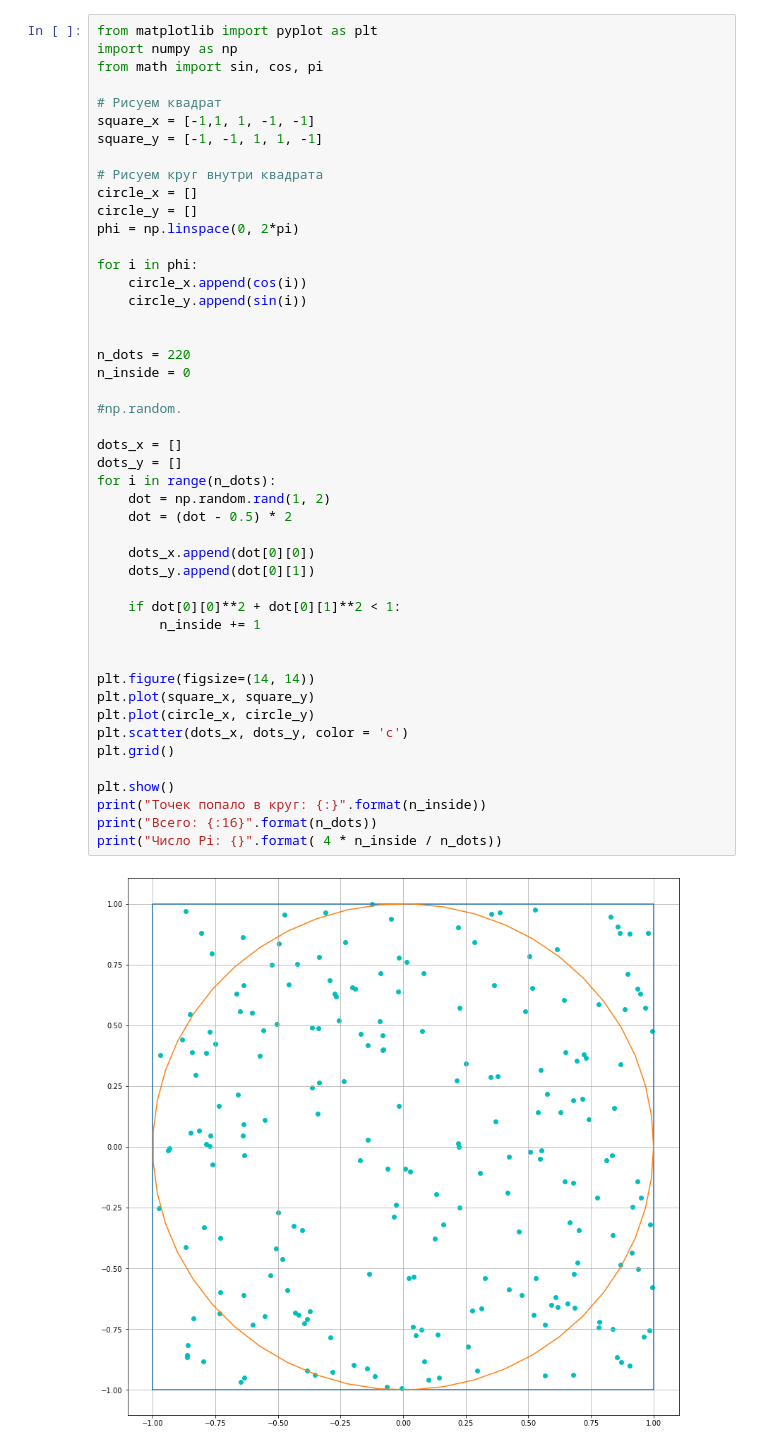
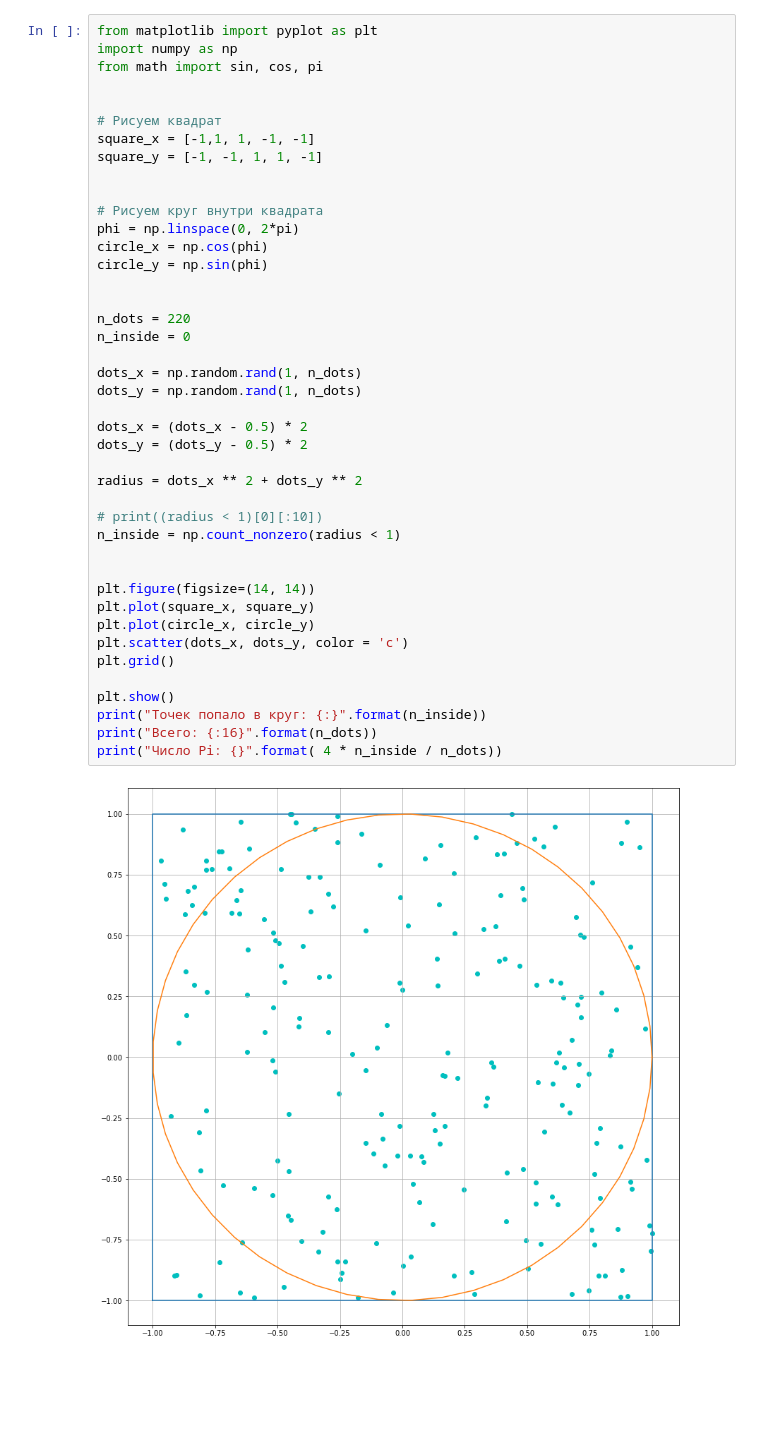
Before and after one commit to edirab/Lovely-Notebooks, a Jupyter notebook: Monte-Carlo.ipynb, the cells around one changed output. Cells and saved outputs as stored; diff of their text form; blank space fills up the shorter version.

```diff
--- a/Monte-Carlo.ipynb
+++ b/Monte-Carlo.ipynb
@@ -3,47 +3,42 @@ from matplotlib import pyplot as plt
 import numpy as np
 from math import sin, cos, pi
 
+
 # Рисуем квадрат
 square_x = [-1,1, 1, -1, -1]
 square_y = [-1, -1, 1, 1, -1]
 
+
 # Рисуем круг внутри квадрата
-circle_x = []
-circle_y = []
 phi = np.linspace(0, 2*pi)
-
-for i in phi:
-    circle_x.append(cos(i))
-    circle_y.append(sin(i))
+circle_x = np.cos(phi)
+circle_y = np.sin(phi)
 
 
 n_dots = 220
 n_inside = 0
 
-#np.random.
+dots_x = np.random.rand(1, n_dots)
+dots_y = np.random.rand(1, n_dots)
 
-dots_x = []
-dots_y = []
-for i in range(n_dots):
-    dot = np.random.rand(1, 2)
-    dot = (dot - 0.5) * 2
+dots_x = (dots_x - 0.5) * 2
+dots_y = (dots_y - 0.5) * 2
 
-    dots_x.append(dot[0][0])
-    dots_y.append(dot[0][1])
+radius = dots_x ** 2 + dots_y ** 2
 
-    if dot[0][0]**2 + dot[0][1]**2 < 1:
-        n_inside += 1
+# print((radius < 1)[0][:10])
+n_inside = np.count_nonzero(radius < 1)
 
 
 plt.figure(figsize=(14, 14))
 plt.plot(square_x, square_y)
 plt.plot(circle_x, circle_y)
 plt.scatter(dots_x, dots_y, color = 'c')
 plt.grid()
 
 plt.show()
 print("Точек попало в круг: {:}".format(n_inside))
 print("Всего: {:16}".format(n_dots))
 print("Число Pi: {}".format( 4 * n_inside / n_dots))
 # %% [output]
-[figure, old version]
+[figure, new version]
```
Also changed, not shown: parts of 1 cell of this notebook.
